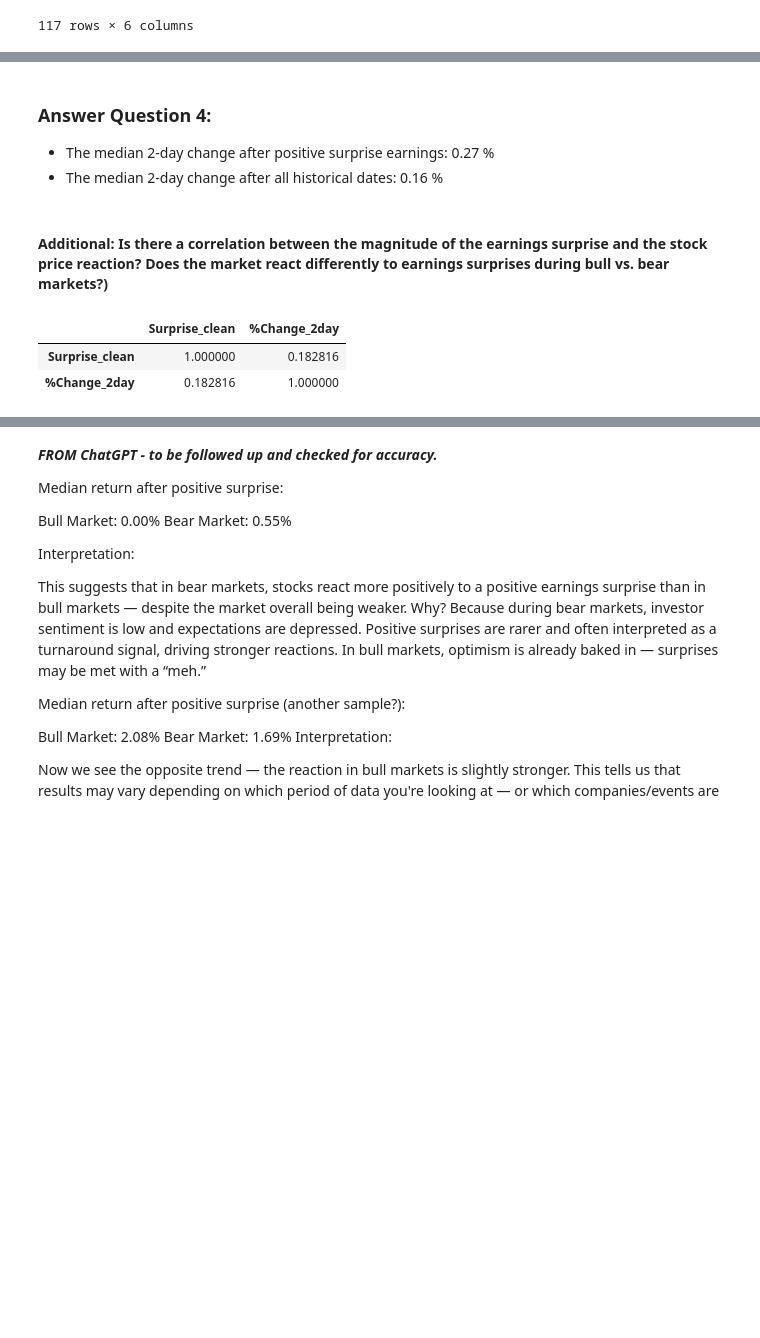
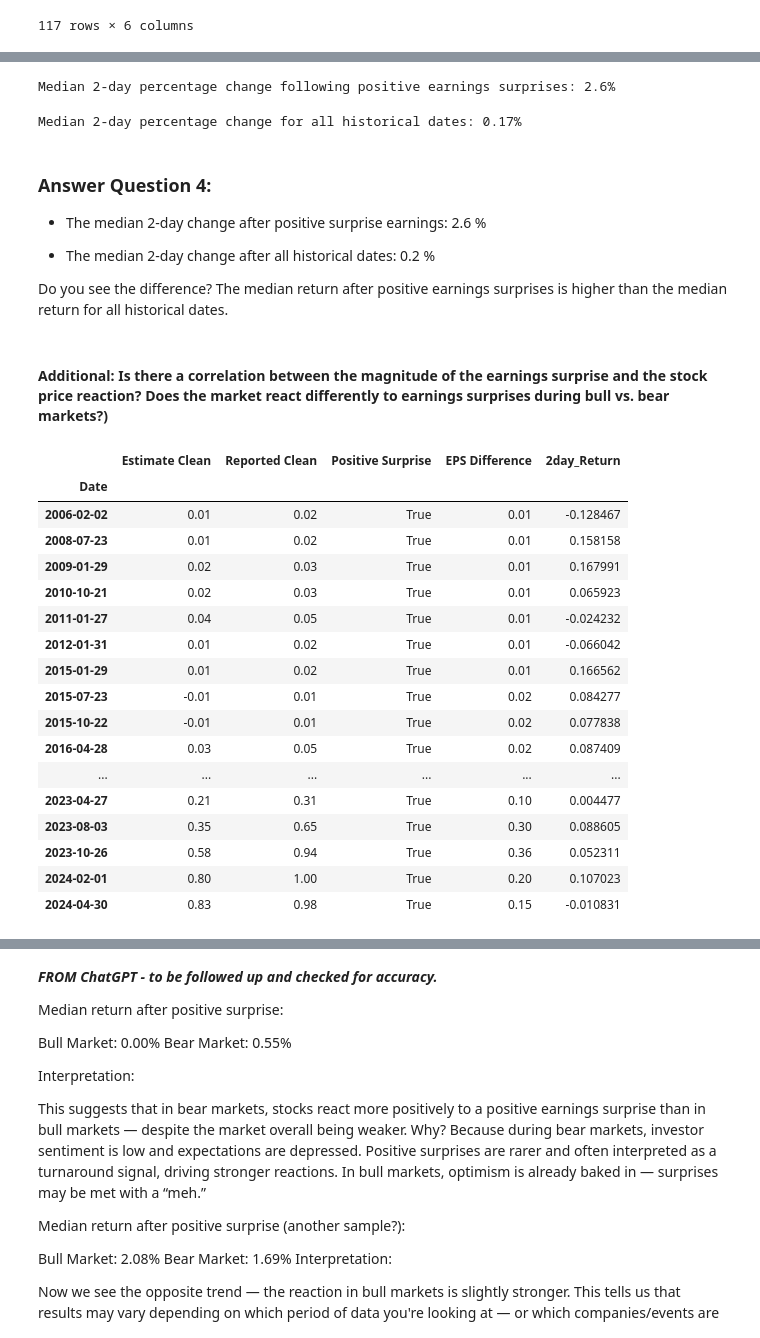
Before and after one commit to eekevall/stock-markets-analytics-zoomcamp-, a Jupyter notebook: 01-intro-and-data-source/Homework_1/2025_Module_01_Homework_EEkevall.ipynb, the cells around one changed output, grey strips where cells are left out. Cells and saved outputs as stored; diff of their text form; code cells hidden in the pictures; blank space fills up the shorter version.

```diff
--- a/01-intro-and-data-source/Homework_1/2025_Module_01_Homework_EEkevall.ipynb
+++ b/01-intro-and-data-source/Homework_1/2025_Module_01_Homework_EEkevall.ipynb
@@ -884,0 +854,11 @@ median all historical dates: 0.16 %
+# %%
+# Step 3 Calculate 2-day percentage changes for all historical dates:
+
+# For each sequence of 3 consecutive trading days (Day 1, Day 2, Day 3),
+# compute the return as Close_Day3 / Close_Day1 - 1.
+
+amzn_history['Close_Day1'] = amzn_history['Close'].shift(1)
+amzn_history['Close_Day3'] = amzn_history['Close'].shift(-1)
+amzn_history['2day_Return'] = (amzn_history['Close_Day3'] / amzn_history['Close_Day1']) - 1
+
+amzn_history.head()
@@ -885,16 +924,59 @@ median all historical dates: 0.16 %
+# %%
+# Alternative way to calculate 2-day percentage changes following positive earnings surprises ---
+
+surprise_returns = amzn_history.loc[amzn.index, "2day_Return"]
+
+median_surprise = surprise_returns.median()*100
+
+
+print(f"Median 2-day percentage change following positive earnings surprises: {positive_returns:.1f}%")
+# %% [output]
+Median 2-day percentage change following positive earnings surprises: 2.6%
+# %%
+# (Optional) Compare the median 2-day percentage change for positive surprises vs. all historical dates.
+# Median for positive surprises was calculated in the previous cell.
+
+# Calculate the median 2-day percentage change for all historical dates
+all_returns = amzn_history['2day_Return'].median() * 100
+
+print(f"Median 2-day percentage change for all historical dates: {all_returns:.2f}%")
+# %% [output]
+Median 2-day percentage change for all historical dates: 0.17%
 # %% [markdown]
 ### Answer Question 4:
 
-* The median 2-day change after positive surprise earnings: 0.27 %
-* The median 2-day change after all historical dates: 0.16 %
+* The median 2-day change after positive surprise earnings: 2.6 %
+
+* The median 2-day change after all historical dates: 0.2 %
+
+Do you see the difference?
+The median return after positive earnings surprises is higher than the median return for all historical dates.
 # %% [markdown]
 #### Additional: Is there a correlation between the magnitude of the earnings surprise and the stock price reaction? Does the market react differently to earnings surprises during bull vs. bear markets?)
-# %%
-# Correlation Analysis
-
-correlation = AMZN_Surprise[['Surprise_clean', '%Change_2day']].corr()
-correlation
-# %% [output]
-|  | Surprise_clean | %Change_2day |
-| Surprise_clean | 1.000000 | 0.182816 |
-| %Change_2day | 0.182816 | 1.000000 |
+# %%
+# Correlation Analysis
+
+amzn_matched_indexed = amzn_matched.set_index('Earnings Date')[['2day_Return']]
+
+amzn_merged = amzn.join(amzn_matched_indexed, how='inner')
+
+amzn_merged
+# %% [output]
+|  | Estimate Clean | Reported Clean | Positive Surprise | EPS Difference | 2day_Return |
+| Date |  |  |  |  |  |
+| 2006-02-02 | 0.01 | 0.02 | True | 0.01 | -0.128467 |
+| 2008-07-23 | 0.01 | 0.02 | True | 0.01 | 0.158158 |
+| 2009-01-29 | 0.02 | 0.03 | True | 0.01 | 0.167991 |
+| 2010-10-21 | 0.02 | 0.03 | True | 0.01 | 0.065923 |
+| 2011-01-27 | 0.04 | 0.05 | True | 0.01 | -0.024232 |
+| 2012-01-31 | 0.01 | 0.02 | True | 0.01 | -0.066042 |
+| 2015-01-29 | 0.01 | 0.02 | True | 0.01 | 0.166562 |
+| 2015-07-23 | -0.01 | 0.01 | True | 0.02 | 0.084277 |
+| 2015-10-22 | -0.01 | 0.01 | True | 0.02 | 0.077838 |
+| 2016-04-28 | 0.03 | 0.05 | True | 0.02 | 0.087409 |
+| ... | ... | ... | ... | ... | ... |
+| 2023-04-27 | 0.21 | 0.31 | True | 0.10 | 0.004477 |
+| 2023-08-03 | 0.35 | 0.65 | True | 0.30 | 0.088605 |
+| 2023-10-26 | 0.58 | 0.94 | True | 0.36 | 0.052311 |
+| 2024-02-01 | 0.80 | 1.00 | True | 0.20 | 0.107023 |
+| 2024-04-30 | 0.83 | 0.98 | True | 0.15 | -0.010831 |
```
Also changed, not shown: parts of 42 cells of this notebook.
